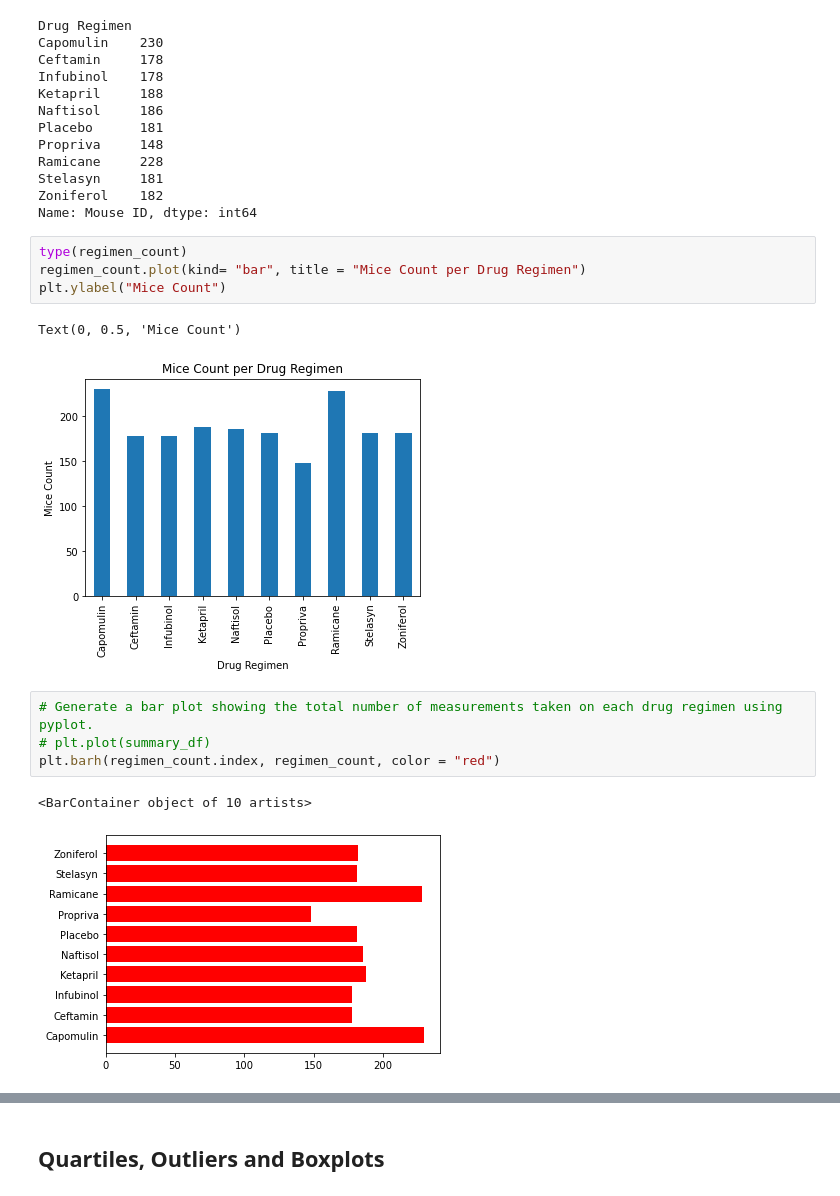
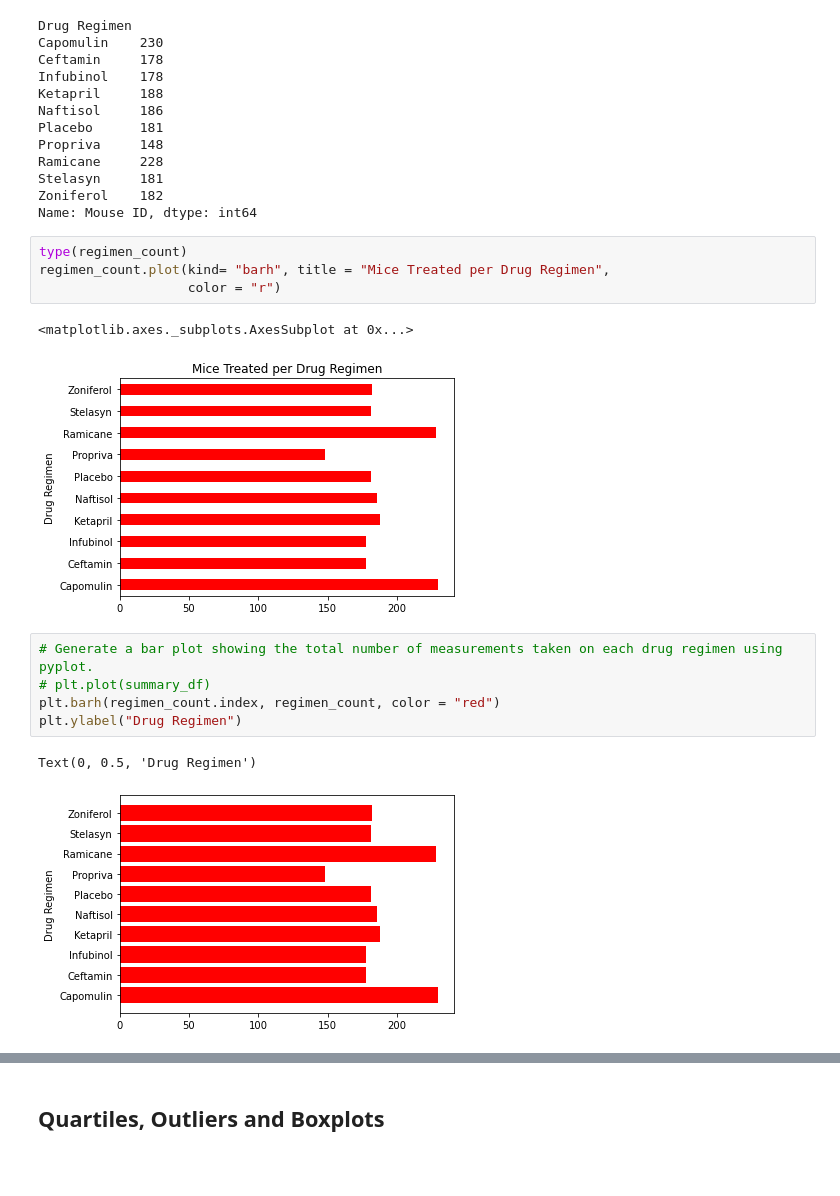
Before and after one commit to ryleenelson1397/matplotlib-challenge, a Jupyter notebook: Pymaceuticals/pymaceuticals_starter.ipynb, the cells around one changed output, grey strips where cells are left out. Saved outputs shown, nothing was run; the diff lists cells and outputs as text; blank space fills up the shorter version.

Commit message:
Did some formatting work on the graphs, still haven't figured out exactly how to make the boxplot

```diff
--- a/Pymaceuticals/pymaceuticals_starter.ipynb
+++ b/Pymaceuticals/pymaceuticals_starter.ipynb
@@ -155,18 +156,19 @@ Zoniferol    182
 Name: Mouse ID, dtype: int64
 # %%
 type(regimen_count)
-regimen_count.plot(kind= "bar", title = "Mice Count per Drug Regimen")
-plt.ylabel("Mice Count")
+regimen_count.plot(kind= "barh", title = "Mice Treated per Drug Regimen",
+                   color = "r")
 # %% [output]
-Text(0, 0.5, 'Mice Count')
+<matplotlib.axes._subplots.AxesSubplot at 0x...>
-[figure, old version]
+[figure, new version]
 # %%
 # Generate a bar plot showing the total number of measurements taken on each drug regimen using pyplot.
 # plt.plot(summary_df)
 plt.barh(regimen_count.index, regimen_count, color = "red")
+plt.ylabel("Drug Regimen")
 # %% [output]
-<BarContainer object of 10 artists>
+Text(0, 0.5, 'Drug Regimen')
-[figure, old version]
+[figure, new version]
 # %%
 # Generate a pie plot showing the distribution of female versus male mice using pandas
 amount_gender = without_duplicates.groupby("Sex").count()["Mouse ID"]
```
Also changed, not shown: parts of 6 cells of this notebook.
